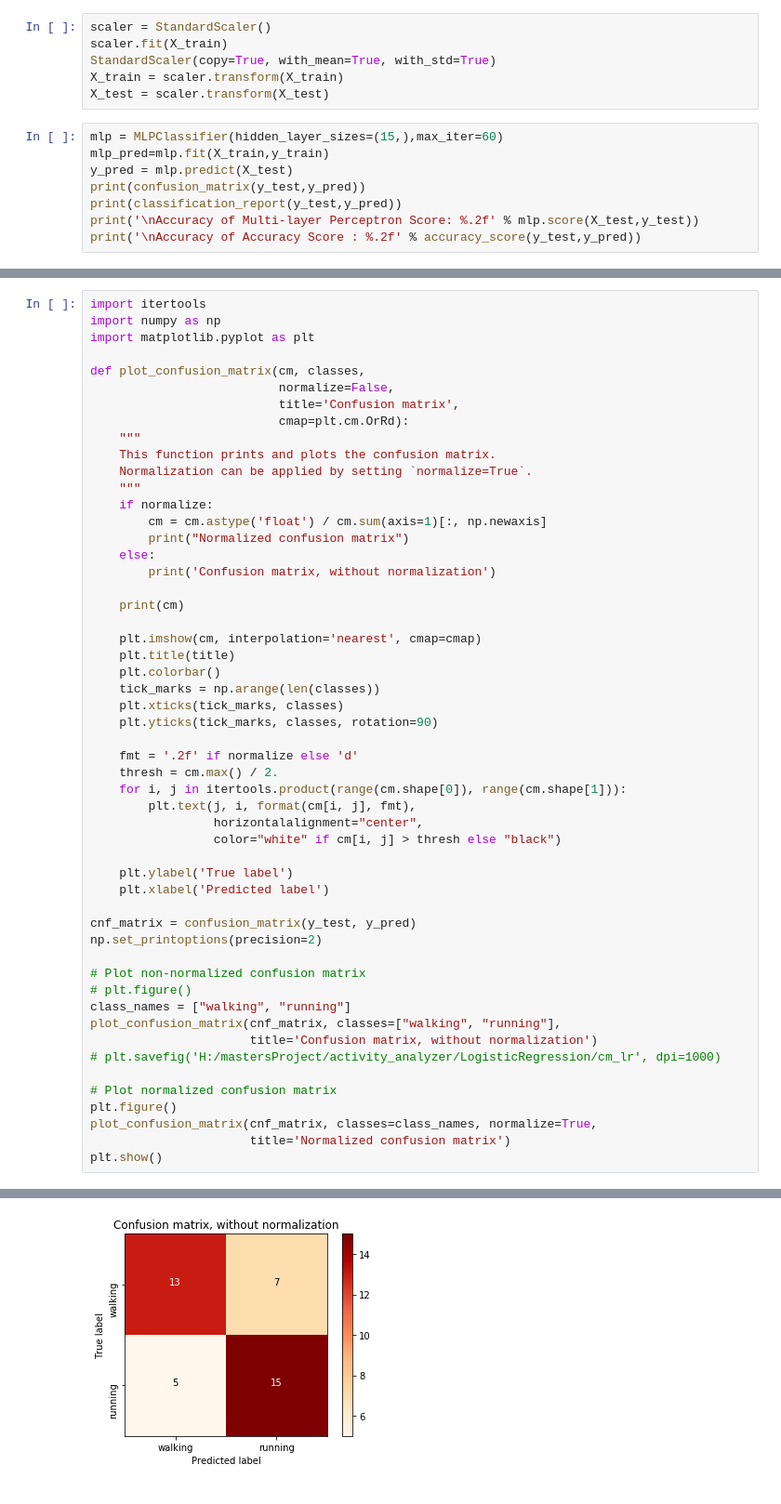
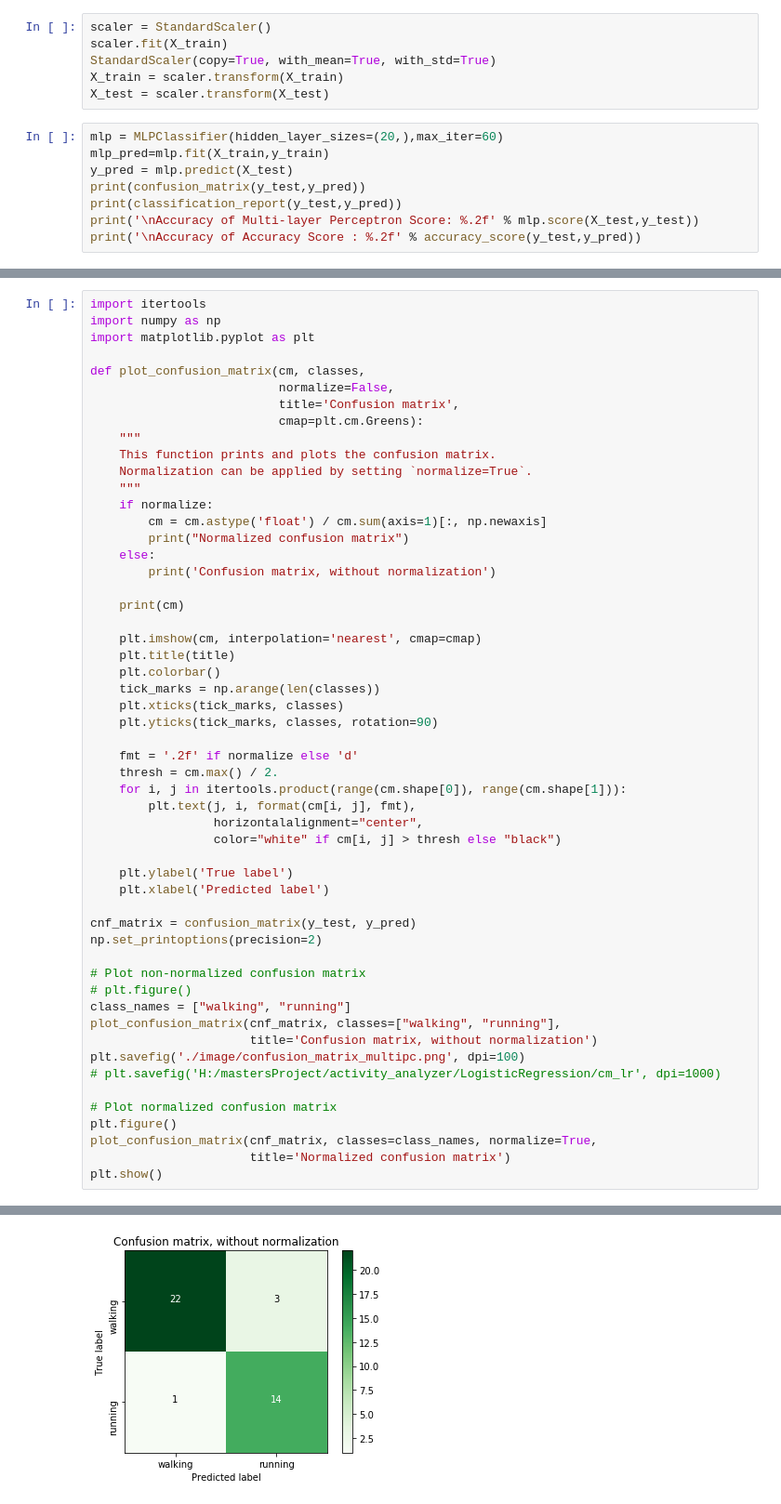
Before and after one commit to bkommineni/Activity-Recognition-Using-Sensordata, a Jupyter notebook: NeuronBinaryClassification/Jupyter_Notebook/MultiLayerPerceptrop_3_train_10_test.ipynb, the cells around one changed output, grey strips where cells are left out. Shown: that part at 93% size. Drawn from its saved outputs; the diff is of its cells as text.

```diff
--- a/NeuronBinaryClassification/Jupyter_Notebook/MultiLayerPerceptrop_3_train_10_test.ipynb
+++ b/NeuronBinaryClassification/Jupyter_Notebook/MultiLayerPerceptrop_3_train_10_test.ipynb
@@ -34,7 +34,7 @@ StandardScaler(copy=True, with_mean=True, with_std=True)
 X_train = scaler.transform(X_train)
 X_test = scaler.transform(X_test)
 # %%
-mlp = MLPClassifier(hidden_layer_sizes=(15,),max_iter=60)
+mlp = MLPClassifier(hidden_layer_sizes=(20,),max_iter=60)
 mlp_pred=mlp.fit(X_train,y_train)
 y_pred = mlp.predict(X_test)
 print(confusion_matrix(y_test,y_pred))
@@ -156,7 +148,7 @@ import matplotlib.pyplot as plt
 def plot_confusion_matrix(cm, classes,
                           normalize=False,
                           title='Confusion matrix',
-                          cmap=plt.cm.OrRd):
+                          cmap=plt.cm.Greens):
     """
     This function prints and plots the confusion matrix.
     Normalization can be applied by setting `normalize=True`.
@@ -194,6 +186,7 @@ np.set_printoptions(precision=2)
 class_names = ["walking", "running"]
 plot_confusion_matrix(cnf_matrix, classes=["walking", "running"],
                       title='Confusion matrix, without normalization')
+plt.savefig('./image/confusion_matrix_multipc.png', dpi=100)
 # plt.savefig('H:/mastersProject/activity_analyzer/LogisticRegression/cm_lr', dpi=1000)
 
 # Plot normalized confusion matrix
@@ -211 +204 @@ Normalized confusion matrix
-[figure, old version]
+[figure, new version]
```
Also changed, not shown: parts of 5 cells of this notebook, 11 other files.
